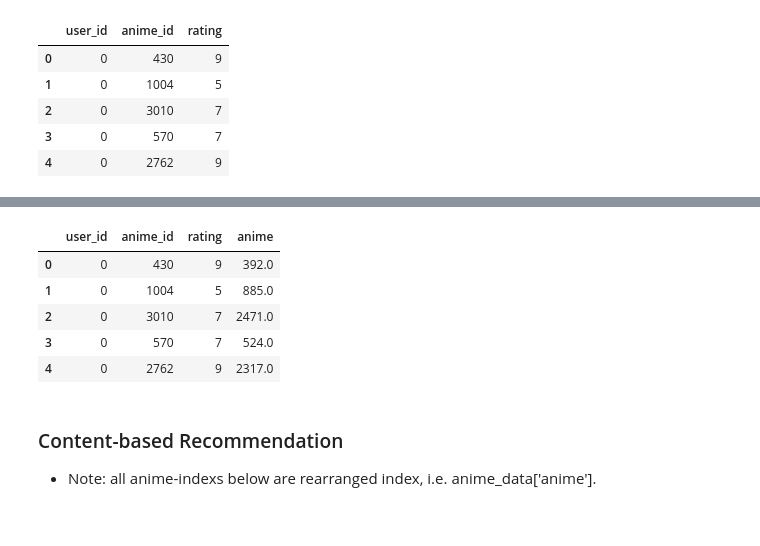
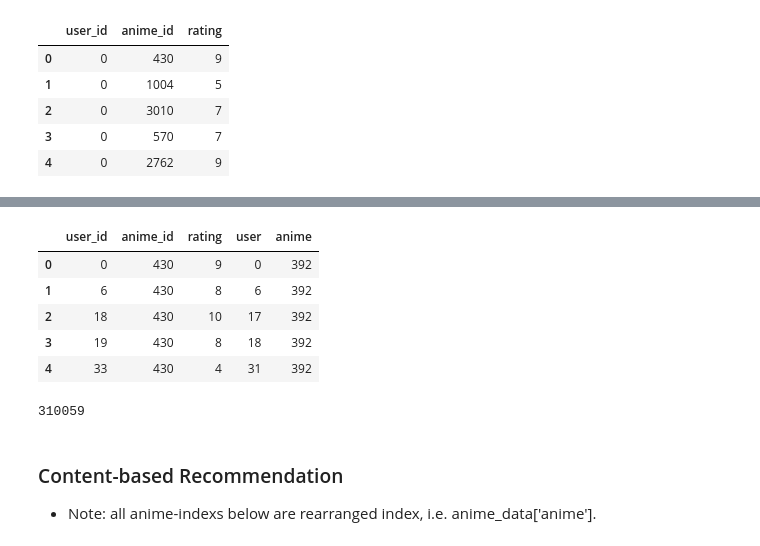
Before and after one commit to Yilun-Fu/Recommendation-Systems-for-an-Anime-Dataset, a Jupyter notebook: content_based.ipynb, the cells around one changed output, grey strips where cells are left out. Drawn from its saved outputs; the diff is of its cells as text; code cells hidden in the pictures.

```diff
--- a/content_based.ipynb
+++ b/content_based.ipynb
@@ -26,6 +26,9 @@ user_data.head()
 # for anime, remove "Unkown" in score column
 anime_data = anime_data[(anime_data["Score"] != "Unknown")]
 print(anime_data.shape)
+# remove duplicates
+anime_data = anime_data.drop_duplicates(subset='Name')
+print(anime_data.shape)
 # remove anime withou sypnopsis
 anime_data = anime_data[anime_data['sypnopsis'] != "No synopsis information has been added to this title. Help improve our database by adding a synopsis here ."]
 print(anime_data.shape)
@@ -53,3 +56,11 @@ anime_data.head(10)
 | 7 | 17 | Hungry Heart: Wild Striker | 7.59 | Slice of Life, Comedy, Sports, Sh... | Kyosuke Kano has lived under the ... | 7 |
 | 8 | 18 | Initial D Fourth Stage | 8.15 | Action, Cars, Sports, Drama, Seinen | Takumi Fujiwara finally joins Ryo... | 8 |
 | 9 | 19 | Monster | 8.76 | Drama, Horror, Mystery, Police, P... | Dr. Kenzou Tenma, an elite neuros... | 9 |
+# %%
+# rearrange user_data via unique user_id
+user_ids = user_data["user_id"].unique().tolist()
+user2_encoded = {x: i for i, x in enumerate(user_ids)}
+encoded2_user = {i: x for i, x in enumerate(user_ids)}
+user_data["user"] = user_data["user_id"].map(user2_encoded)
+
+user_data.head()
@@ -56,16 +74,21 @@ anime_data.head(10)
 # %%
 # rearrange user_data via unique anime_id
 # anime_data_to_merge = anime_data[['MAL_ID','anime']]
-user_data = user_data.merge(anime_data,left_on="anime_id",right_on="MAL_ID",how='left')
-user_data=user_data[['user_id','anime_id','rating','anime']]
+user_data = user_data.merge(anime_data,left_on="anime_id",right_on="MAL_ID",how='inner')
+user_data=user_data[['user_id','anime_id','rating','user','anime']]
+# user_data=user_data[(user_data["anime"] != "nan")]
 user_data.head()
 # %% [output]
-|  | user_id | anime_id | rating | anime |
-| 0 | 0 | 430 | 9 | 392.0 |
-| 1 | 0 | 1004 | 5 | 885.0 |
-| 2 | 0 | 3010 | 7 | 2471.0 |
-| 3 | 0 | 570 | 7 | 524.0 |
-| 4 | 0 | 2762 | 9 | 2317.0 |
+|  | user_id | anime_id | rating | user | anime |
+| 0 | 0 | 430 | 9 | 0 | 392 |
+| 1 | 6 | 430 | 8 | 6 | 392 |
+| 2 | 18 | 430 | 10 | 17 | 392 |
+| 3 | 19 | 430 | 8 | 18 | 392 |
+| 4 | 33 | 430 | 4 | 31 | 392 |
+# %%
+print(len(user_ids))
+# %% [output]
+310059
 # %% [markdown]
 ### Content-based Recommendation
 - Note: all anime-indexs below are rearranged index, i.e. anime_data['anime'].
```
Also changed, not shown: parts of 16 cells of this notebook, 1 other file.
